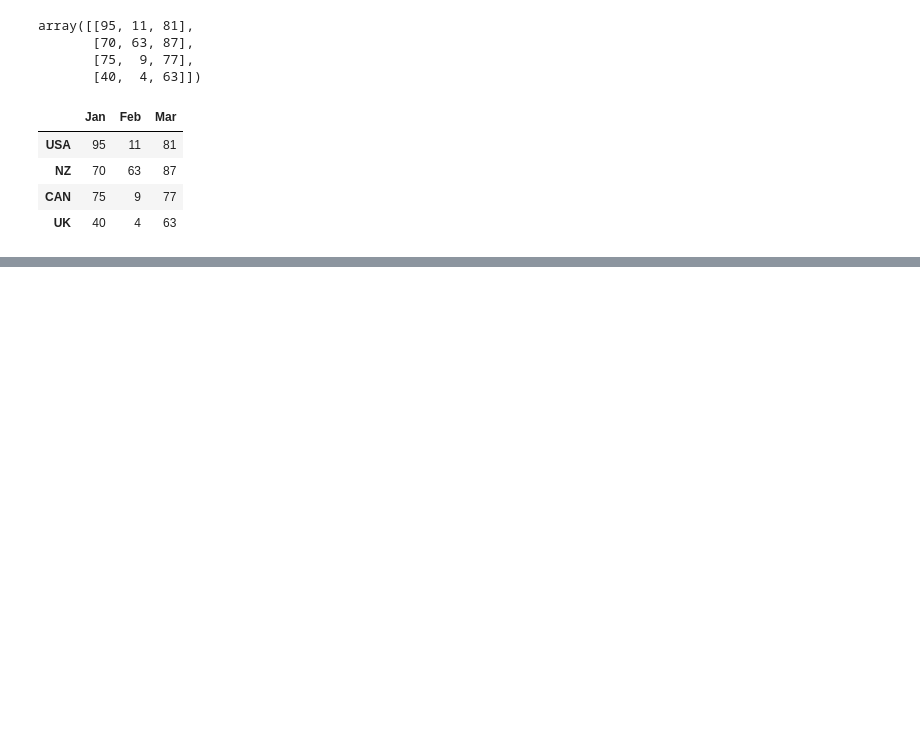
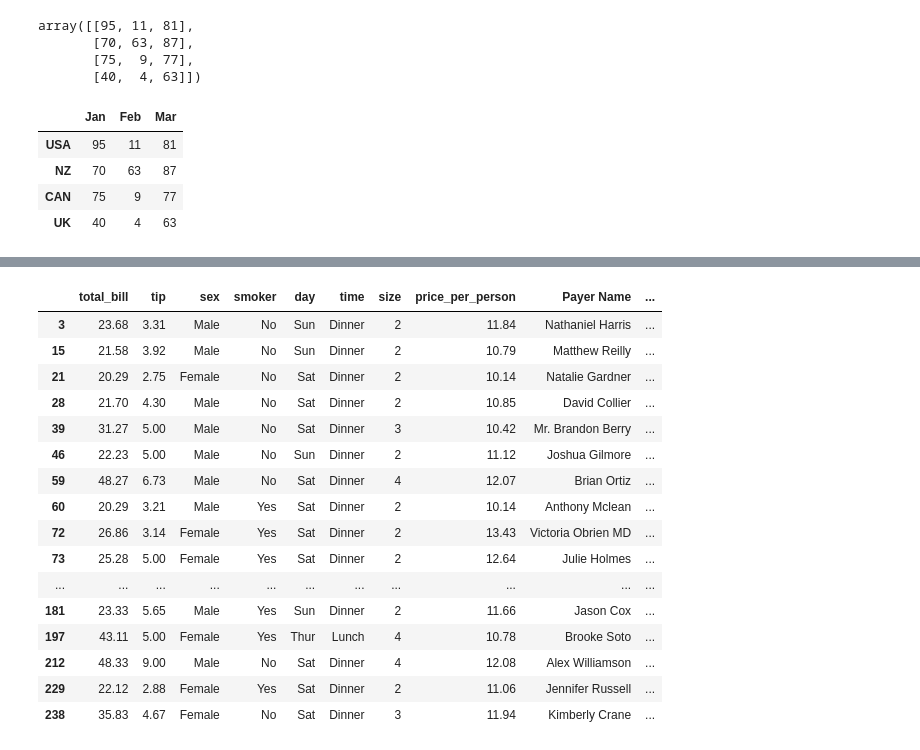
Before and after one commit to rafiulhc/pytorch-deep-learning, a Jupyter notebook: masterclass-pandas.ipynb, the cells around one changed output, grey strips where cells are left out. Cells and saved outputs as stored; diff of their text form; code cells hidden in the pictures; blank space fills up the shorter version.

Commit message:
conditional filtering through dataframe implemented

```diff
--- a/masterclass-pandas.ipynb
+++ b/masterclass-pandas.ipynb
@@ -42,3 +42,6 @@ salary_df
 | NZ | 70 | 63 | 87 |
 | CAN | 75 | 9 | 77 |
 | UK | 40 | 4 | 63 |
+# %%
+df = pd.read_csv('tips.csv')
+df.columns
@@ -44,0 +61,2 @@ salary_df
+# %%
+df['tip_percentage'] = 100 * df['tip'] / df['total_bill']
@@ -44,0 +88,22 @@ salary_df
+# %%
+df = df[(df['tip_percentage'] > 10) & (df['price_per_person'] > 10)]
+# %%
+df
+# %% [output]
+|  | total_bill | tip | sex | smoker | day | time | size | price_per_person | Payer Name | ... |
+| 3 | 23.68 | 3.31 | Male | No | Sun | Dinner | 2 | 11.84 | Nathaniel Harris | ... |
+| 15 | 21.58 | 3.92 | Male | No | Sun | Dinner | 2 | 10.79 | Matthew Reilly | ... |
+| 21 | 20.29 | 2.75 | Female | No | Sat | Dinner | 2 | 10.14 | Natalie Gardner | ... |
+| 28 | 21.70 | 4.30 | Male | No | Sat | Dinner | 2 | 10.85 | David Collier | ... |
+| 39 | 31.27 | 5.00 | Male | No | Sat | Dinner | 3 | 10.42 | Mr. Brandon Berry | ... |
+| 46 | 22.23 | 5.00 | Male | No | Sun | Dinner | 2 | 11.12 | Joshua Gilmore | ... |
+| 59 | 48.27 | 6.73 | Male | No | Sat | Dinner | 4 | 12.07 | Brian Ortiz | ... |
+| 60 | 20.29 | 3.21 | Male | Yes | Sat | Dinner | 2 | 10.14 | Anthony Mclean | ... |
+| 72 | 26.86 | 3.14 | Female | Yes | Sat | Dinner | 2 | 13.43 | Victoria Obrien MD | ... |
+| 73 | 25.28 | 5.00 | Female | Yes | Sat | Dinner | 2 | 12.64 | Julie Holmes | ... |
+| ... | ... | ... | ... | ... | ... | ... | ... | ... | ... | ... |
+| 181 | 23.33 | 5.65 | Male | Yes | Sun | Dinner | 2 | 11.66 | Jason Cox | ... |
+| 197 | 43.11 | 5.00 | Female | Yes | Thur | Lunch | 4 | 10.78 | Brooke Soto | ... |
+| 212 | 48.33 | 9.00 | Male | No | Sat | Dinner | 4 | 12.08 | Alex Williamson | ... |
+| 229 | 22.12 | 2.88 | Female | Yes | Sat | Dinner | 2 | 11.06 | Jennifer Russell | ... |
+| 238 | 35.83 | 4.67 | Female | No | Sat | Dinner | 3 | 11.94 | Kimberly Crane | ... |
```
Also changed, not shown: parts of 4 cells of this notebook, 1 other file.
